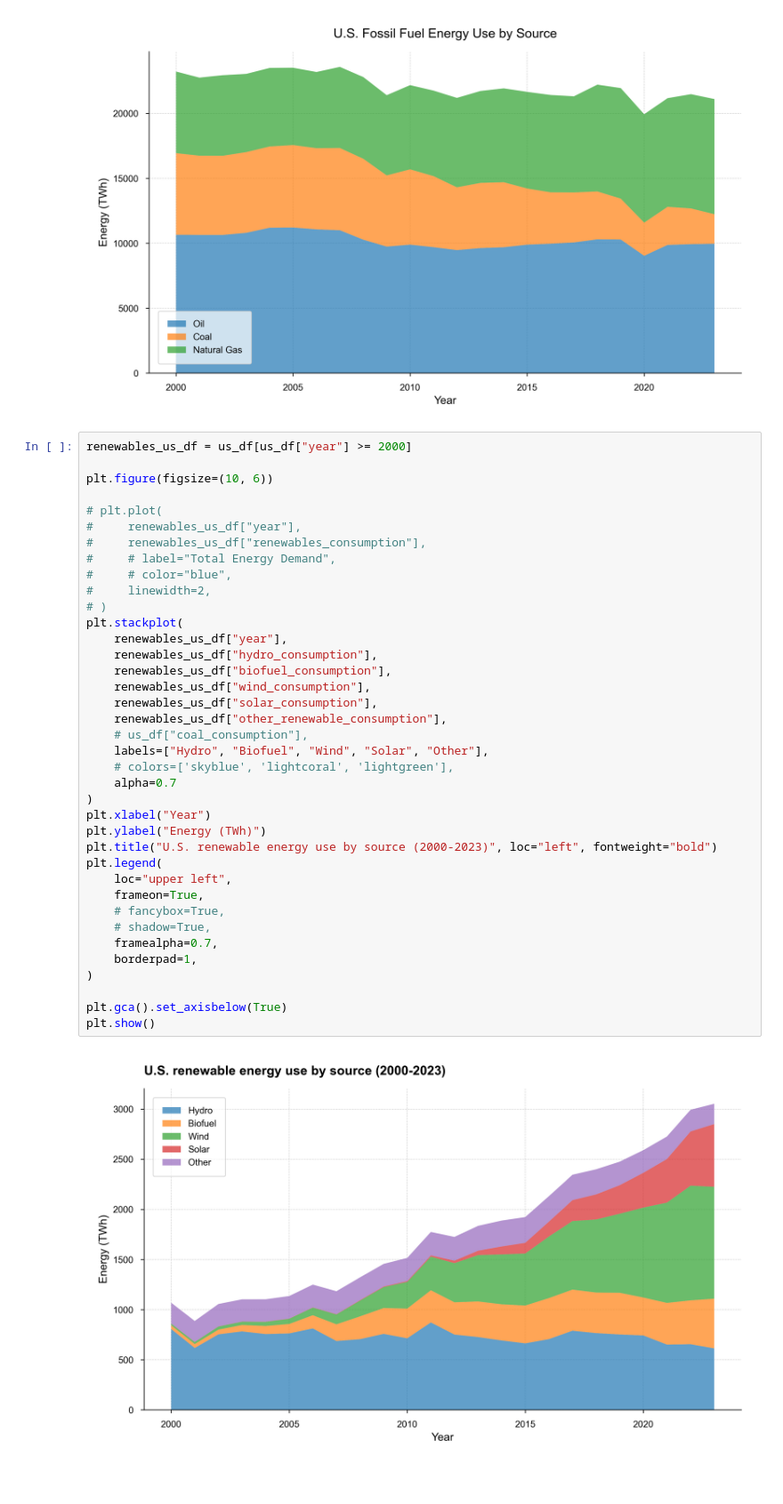
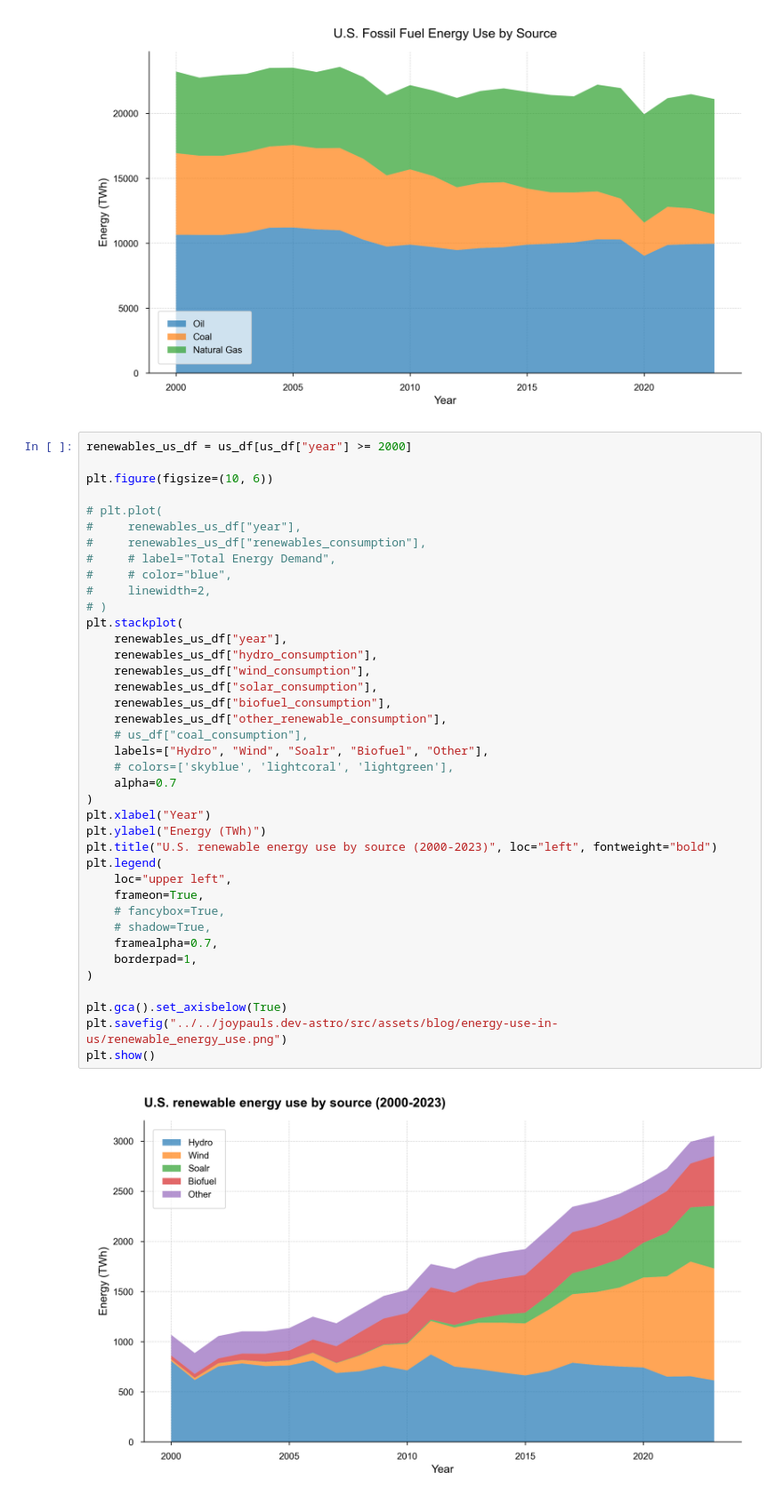
Before and after one commit to joypauls/blog-notebooks, a Jupyter notebook: notebooks/energy_use.ipynb, the cells around one changed output. Shown at 89% size. Cells and saved outputs as stored; diff of their text form.

Commit message:
new chart

```diff
--- a/notebooks/energy_use.ipynb
+++ b/notebooks/energy_use.ipynb
@@ -112,33 +113,34 @@ plt.figure(figsize=(10, 6))
 #     renewables_us_df["renewables_consumption"],
 #     # label="Total Energy Demand",
 #     # color="blue",
 #     linewidth=2,
 # )
 plt.stackplot(
     renewables_us_df["year"],
     renewables_us_df["hydro_consumption"],
-    renewables_us_df["biofuel_consumption"],
     renewables_us_df["wind_consumption"],
     renewables_us_df["solar_consumption"],
+    renewables_us_df["biofuel_consumption"],
     renewables_us_df["other_renewable_consumption"],
     # us_df["coal_consumption"],
-    labels=["Hydro", "Biofuel", "Wind", "Solar", "Other"],
+    labels=["Hydro", "Wind", "Soalr", "Biofuel", "Other"],
     # colors=['skyblue', 'lightcoral', 'lightgreen'],
     alpha=0.7
 )
 plt.xlabel("Year")
 plt.ylabel("Energy (TWh)")
 plt.title("U.S. renewable energy use by source (2000-2023)", loc="left", fontweight="bold")
 plt.legend(
     loc="upper left",
     frameon=True,
     # fancybox=True,
     # shadow=True,
     framealpha=0.7,
     borderpad=1,
 )
 
 plt.gca().set_axisbelow(True)
+plt.savefig("../../joypauls.dev-astro/src/assets/blog/energy-use-in-us/renewable_energy_use.png")
 plt.show()
 # %% [output]
-[figure, old version]
+[figure, new version]
```
Also changed, not shown: parts of 10 cells of this notebook.
